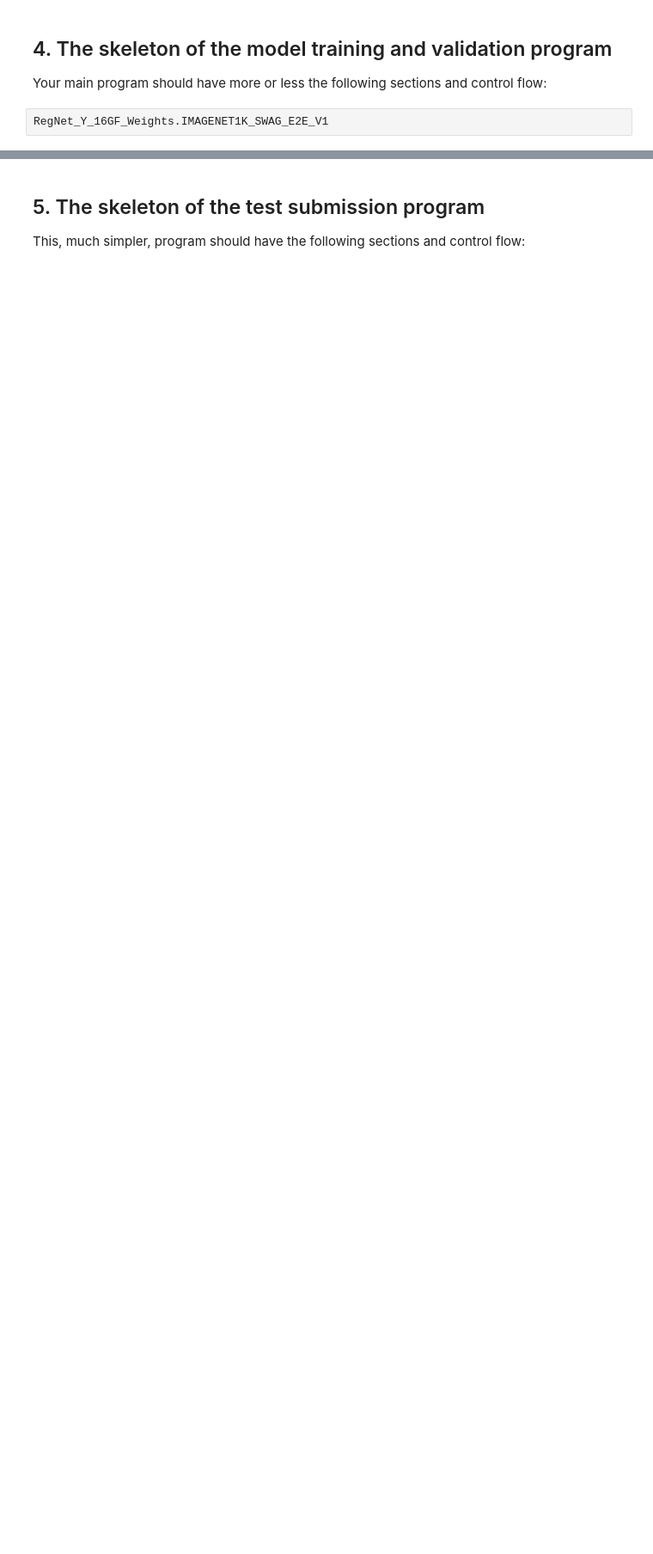
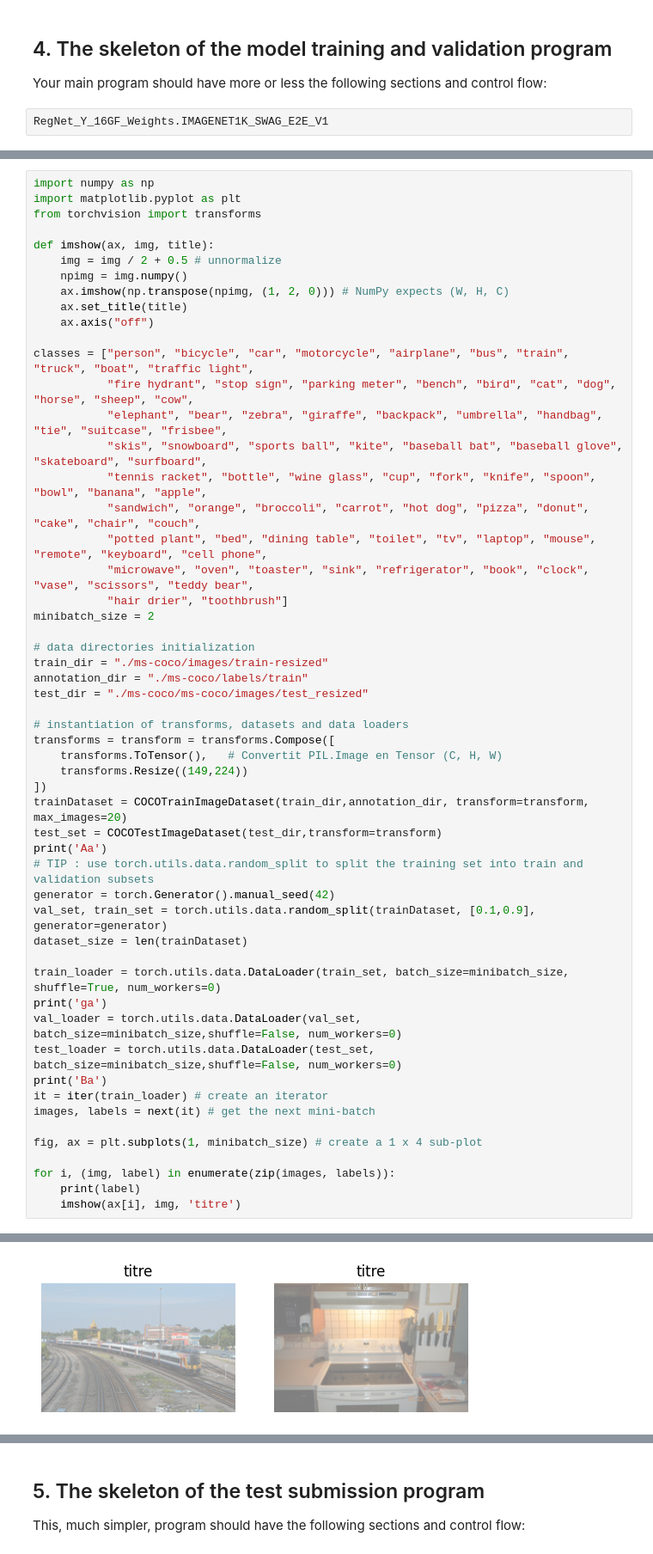
Before and after one commit to Guewenhtbs/Challenge-IAV, a Jupyter notebook: The MS COCO classification challenge.ipynb, the cells around one changed output, grey strips where cells are left out. Shown at 86% size. Cells and saved outputs as stored; diff of their text form; blank space fills up the shorter version.

```diff
--- a/The MS COCO classification challenge.ipynb
+++ b/The MS COCO classification challenge.ipynb
@@ -311,0 +320,55 @@ AttributeError: 'Linear' object has no attribute 'sigmoid'
+# %%
+import numpy as np
+import matplotlib.pyplot as plt
+from torchvision import transforms
+
+def imshow(ax, img, title):
+    img = img / 2 + 0.5 # unnormalize
+    npimg = img.numpy()
+    ax.imshow(np.transpose(npimg, (1, 2, 0))) # NumPy expects (W, H, C)
+    ax.set_title(title)
+    ax.axis("off")
+
+classes = ["person", "bicycle", "car", "motorcycle", "airplane", "bus", "train", "truck", "boat", "traffic light",
+           "fire hydrant", "stop sign", "parking meter", "bench", "bird", "cat", "dog", "horse", "sheep", "cow",
+           "elephant", "bear", "zebra", "giraffe", "backpack", "umbrella", "handbag", "tie", "suitcase", "frisbee",
+           "skis", "snowboard", "sports ball", "kite", "baseball bat", "baseball glove", "skateboard", "surfboard",
+           "tennis racket", "bottle", "wine glass", "cup", "fork", "knife", "spoon", "bowl", "banana", "apple",
+           "sandwich", "orange", "broccoli", "carrot", "hot dog", "pizza", "donut", "cake", "chair", "couch",
+           "potted plant", "bed", "dining table", "toilet", "tv", "laptop", "mouse", "remote", "keyboard", "cell phone",
+           "microwave", "oven", "toaster", "sink", "refrigerator", "book", "clock", "vase", "scissors", "teddy bear",
+           "hair drier", "toothbrush"]
+minibatch_size = 2
+
+# data directories initialization
+train_dir = "./ms-coco/images/train-resized"
+annotation_dir = "./ms-coco/labels/train"
+test_dir = "./ms-coco/ms-coco/images/test_resized"
+
+# instantiation of transforms, datasets and data loaders
+transforms = transform = transforms.Compose([
+    transforms.ToTensor(),   # Convertit PIL.Image en Tensor (C, H, W)
+    transforms.Resize((149,224))
+])
+trainDataset = COCOTrainImageDataset(train_dir,annotation_dir, transform=transform, max_images=20)
+test_set = COCOTestImageDataset(test_dir,transform=transform)
+print('Aa')
+# TIP : use torch.utils.data.random_split to split the training set into train and validation subsets
+generator = torch.Generator().manual_seed(42)
+val_set, train_set = torch.utils.data.random_split(trainDataset, [0.1,0.9], generator=generator)
+dataset_size = len(trainDataset)
+
+train_loader = torch.utils.data.DataLoader(train_set, batch_size=minibatch_size, shuffle=True, num_workers=0)
+print('ga')
+val_loader = torch.utils.data.DataLoader(val_set, batch_size=minibatch_size,shuffle=False, num_workers=0)
+test_loader = torch.utils.data.DataLoader(test_set, batch_size=minibatch_size,shuffle=False, num_workers=0)
+print('Ba')
+it = iter(train_loader) # create an iterator
+images, labels = next(it) # get the next mini-batch
+
+fig, ax = plt.subplots(1, minibatch_size) # create a 1 x 4 sub-plot
+
+for i, (img, label) in enumerate(zip(images, labels)):
+    print(label)
+    imshow(ax[i], img, 'titre')
+# %% [output]
@@ -312,3 +388,4 @@ AttributeError: 'Linear' object has no attribute 'sigmoid'
+[figure, added]
 # %%
 # import statements for python, torch and companion libraries and your own modules
 from torchvision.models import regnet_y_16gf, RegNet_Y_16GF_Weights.IMAGENET1K_SWAG_E2E_V1
```
Also changed, not shown: parts of 6 cells of this notebook.
